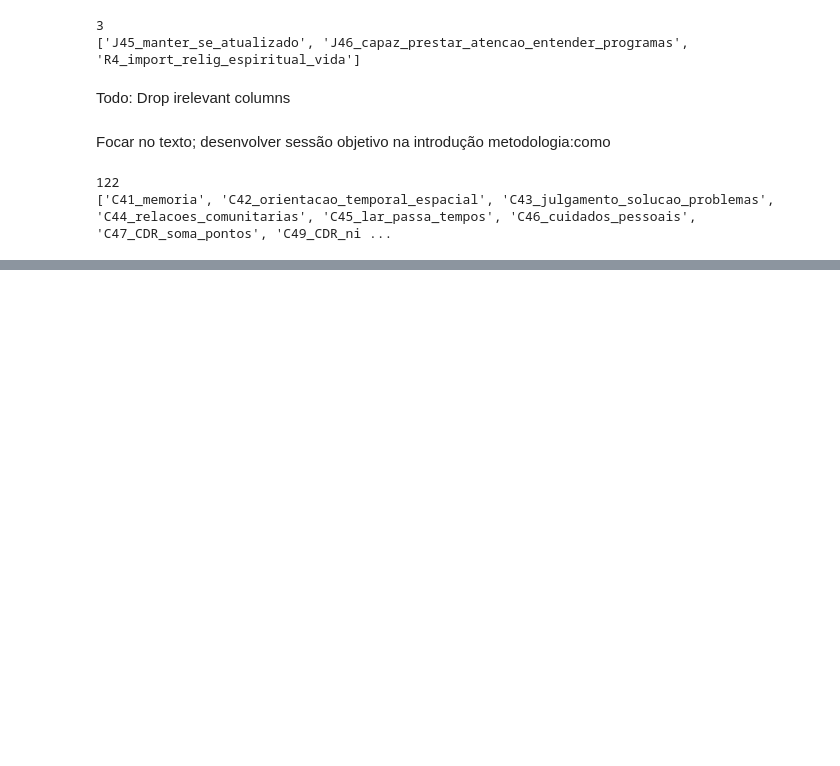
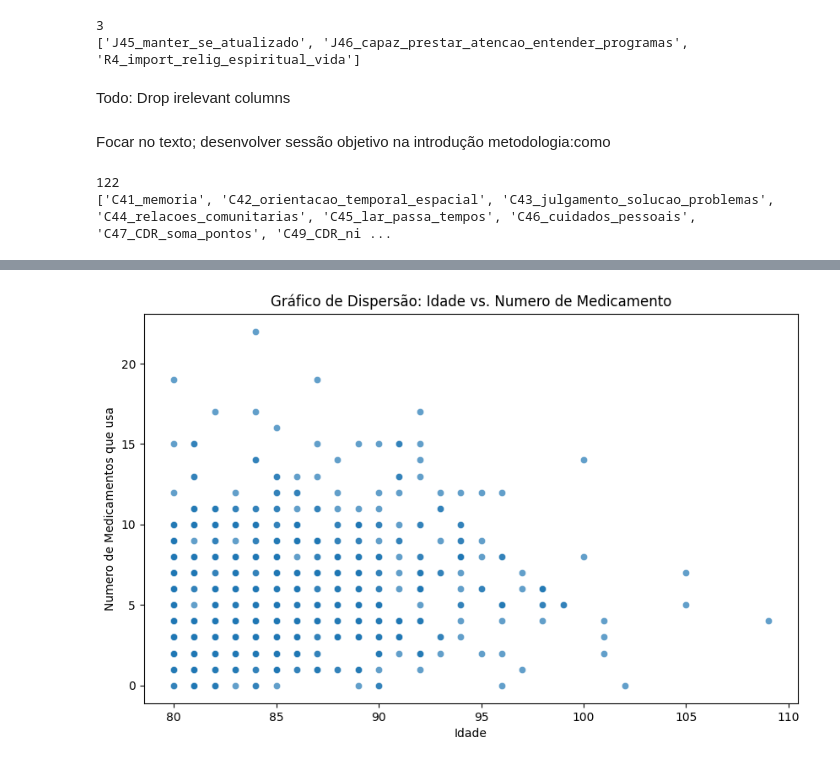
Before and after one commit to ferfsnandes/TCC--usando-Machine-Leraning-para-prever-o-risco-de-doencas-cronicas-nao-transmissiveis-em-idosos, a Jupyter notebook: TCC_Gabriel.ipynb, the cells around one changed output, grey strips where cells are left out. Saved outputs shown, nothing was run; the diff lists cells and outputs as text; code cells hidden in the pictures; blank space fills up the shorter version.

```diff
--- a/TCC_Gabriel.ipynb
+++ b/TCC_Gabriel.ipynb
@@ -181,0 +403,10 @@ for col in ['F8_ciclismo', 'F9_dias_ciclismo', 'F10_minutos_ciclismo', 'F11_cicl
+# %%
+
+plt.figure(figsize=(10, 6))
+sns.scatterplot(x=df['B1_idade'], y=df['G29_quantos_remedios'], alpha=0.7)
+plt.title('Gráfico de Dispersão: Idade vs. Numero de Medicamento')
+plt.xlabel('Idade')
+plt.ylabel('Numero de Medicamentos que usa')
+plt.show()
+# %% [output]
+[figure, added]
```
Also changed, not shown: parts of 96 cells of this notebook.
